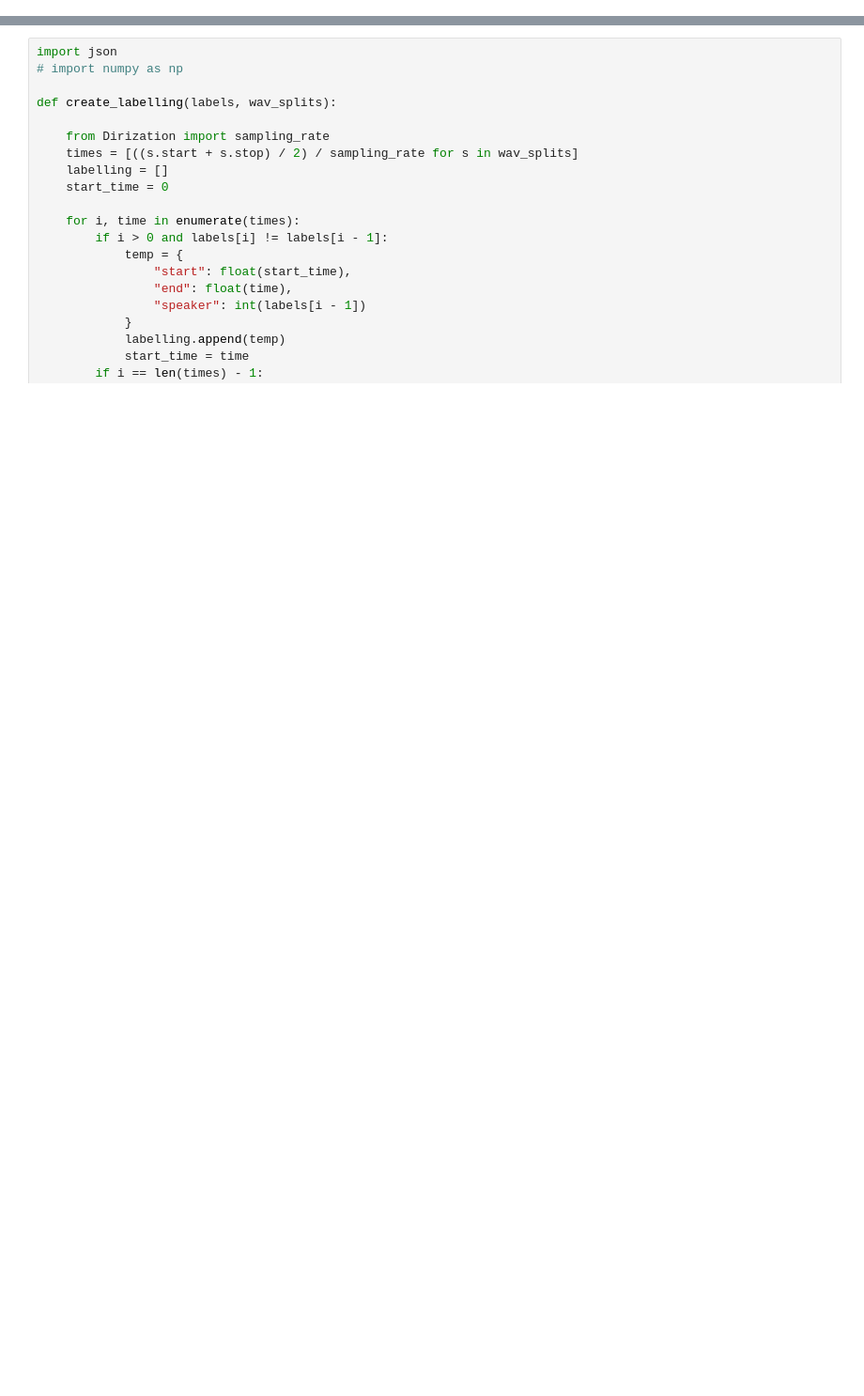
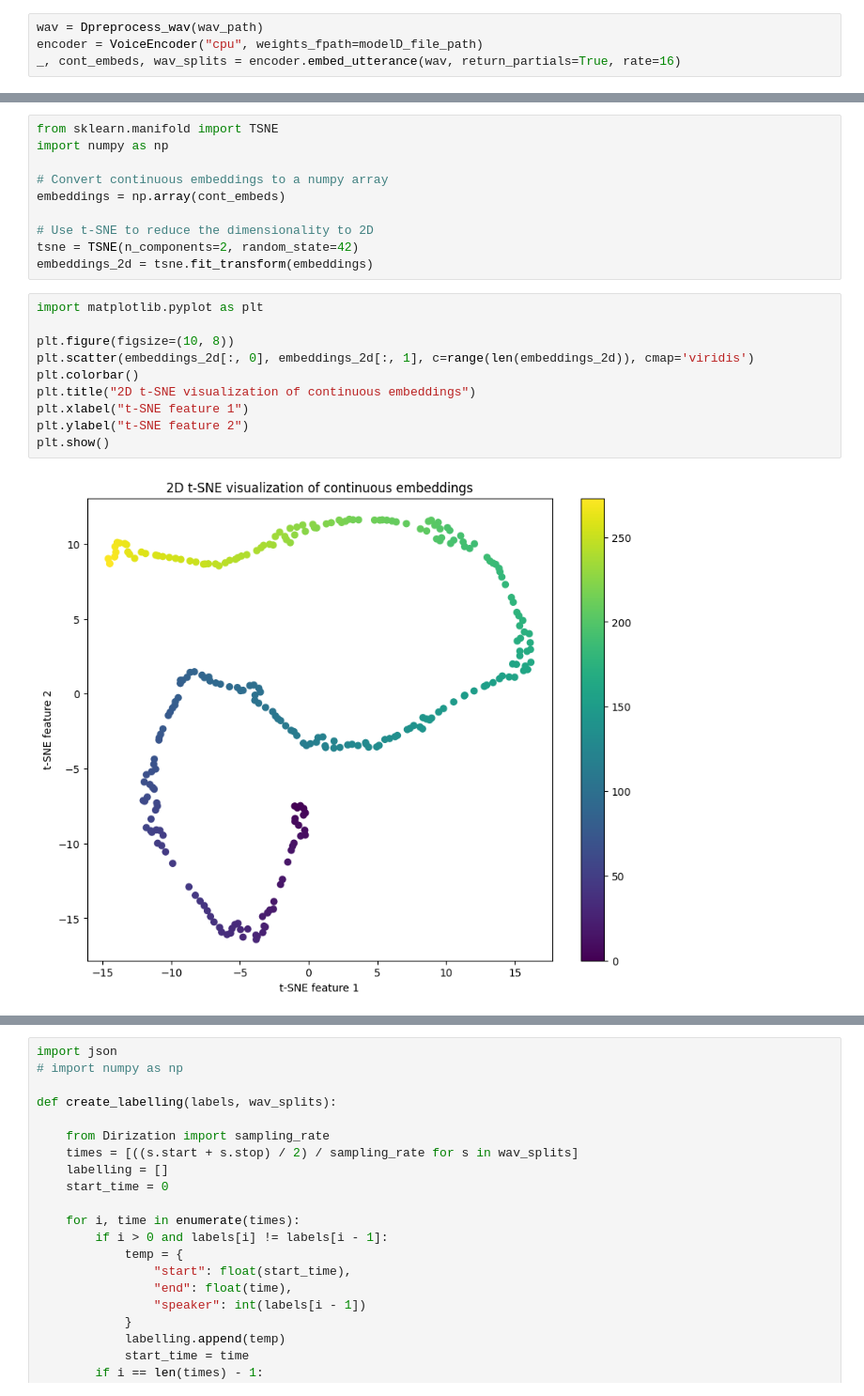
Before and after one commit to MO7AMED3TWAN/MTC-AIC2, a Jupyter notebook: Main.ipynb, the cells around one changed output, grey strips where cells are left out. Shown at 94% size. Drawn from its saved outputs; the diff is of its cells as text; blank space fills up the shorter version.

```diff
--- a/Main.ipynb
+++ b/Main.ipynb
@@ -19,0 +29,4 @@ Loaded the voice encoder model on cpu in 0.04 seconds.
+# %%
+wav = Dpreprocess_wav(wav_path)
+encoder = VoiceEncoder("cpu", weights_fpath=modelD_file_path)
+_, cont_embeds, wav_splits = encoder.embed_utterance(wav, return_partials=True, rate=16)
@@ -20,3 +83,25 @@ Loaded the voice encoder model on cpu in 0.04 seconds.
+# %%
+from sklearn.manifold import TSNE
+import numpy as np
+
+# Convert continuous embeddings to a numpy array
+embeddings = np.array(cont_embeds)
+
+# Use t-SNE to reduce the dimensionality to 2D
+tsne = TSNE(n_components=2, random_state=42)
+embeddings_2d = tsne.fit_transform(embeddings)
+# %%
+import matplotlib.pyplot as plt
+
+plt.figure(figsize=(10, 8))
+plt.scatter(embeddings_2d[:, 0], embeddings_2d[:, 1], c=range(len(embeddings_2d)), cmap='viridis')
+plt.colorbar()
+plt.title("2D t-SNE visualization of continuous embeddings")
+plt.xlabel("t-SNE feature 1")
+plt.ylabel("t-SNE feature 2")
+plt.show()
+# %% [output]
+[figure, added]
 # %%
 from spectralcluster import SpectralClusterer
 from spectralcluster.utils import EigenGapType
```
Also changed, not shown: parts of 12 cells of this notebook, 4 other files.
